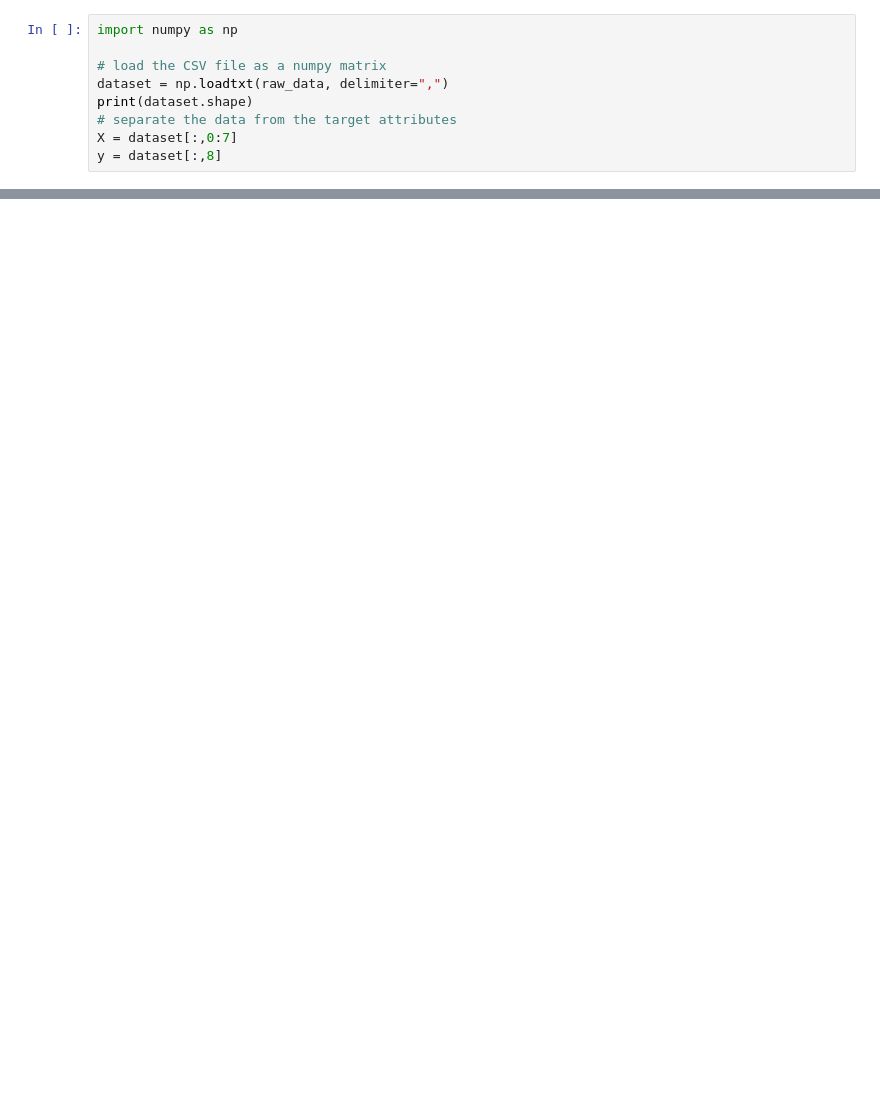
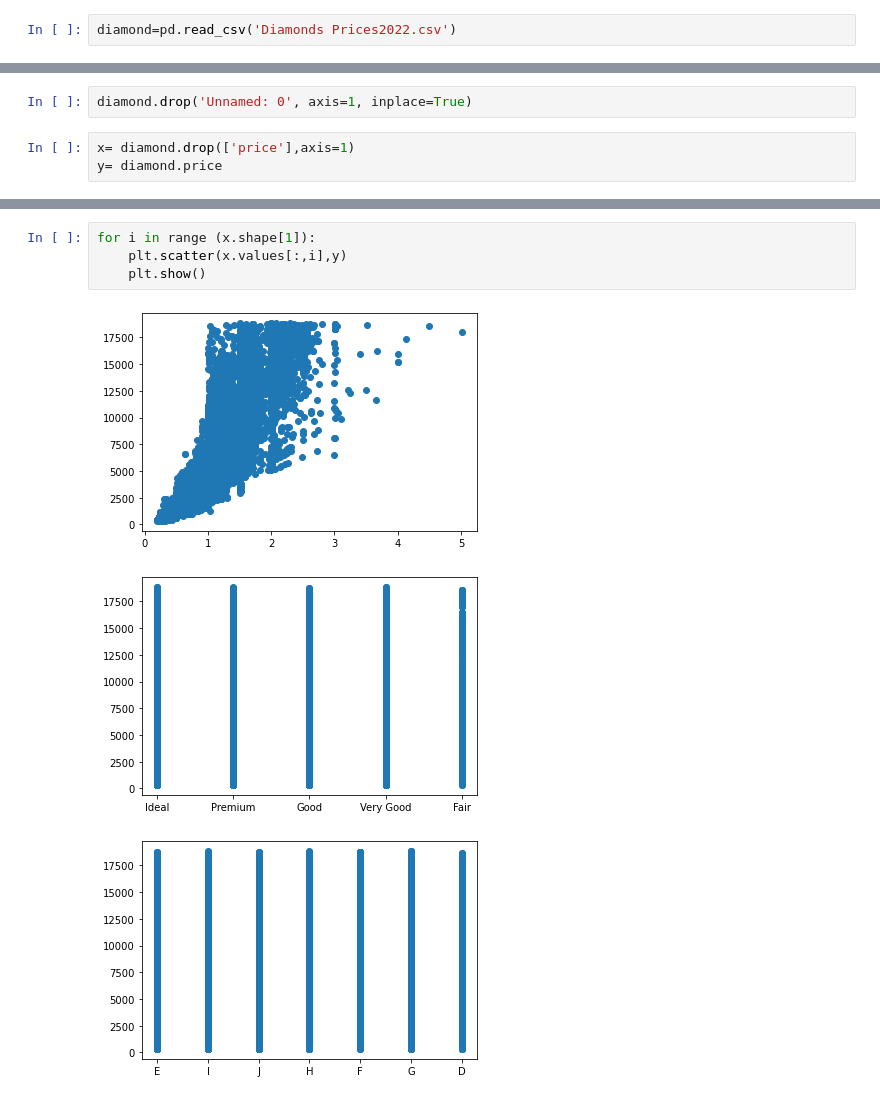
Before and after one commit to kriken123/CSX4501-Project-1, a Jupyter notebook: Project Assignment 2.ipynb, the cells around one changed output, grey strips where cells are left out. Saved outputs shown, nothing was run; the diff lists cells and outputs as text; blank space fills up the shorter version.

```diff
--- a/Project Assignment 2.ipynb
+++ b/Project Assignment 2.ipynb
@@ -12,11 +13,4 @@ import sklearn.model_selection
 from sklearn.metrics import mean_squared_error, r2_score
 # %%
-import numpy as np
-
-# load the CSV file as a numpy matrix
-dataset = np.loadtxt(raw_data, delimiter=",")
-print(dataset.shape)
-# separate the data from the target attributes
-X = dataset[:,0:7]
-y = dataset[:,8]
+diamond=pd.read_csv('Diamonds Prices2022.csv')
 # %%
@@ -27,0 +58,5 @@ data.describe()
+# %%
+diamond.drop('Unnamed: 0', axis=1, inplace=True)
+# %%
+x= diamond.drop(['price'],axis=1)
+y= diamond.price
@@ -27,0 +128,8 @@ data.describe()
+# %%
+for i in range (x.shape[1]):
+    plt.scatter(x.values[:,i],y)
+    plt.show()
+# %% [output]
+[figure, added]
+[figure, added]
+[figure, added]
```
Also changed, not shown: parts of 21 cells of this notebook.
